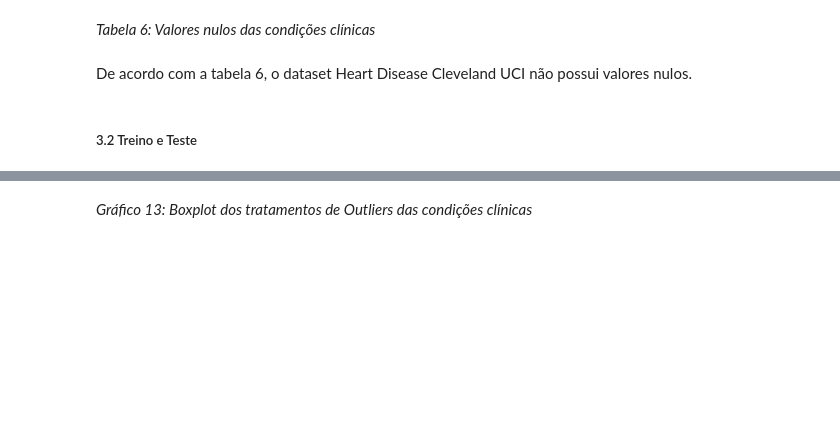
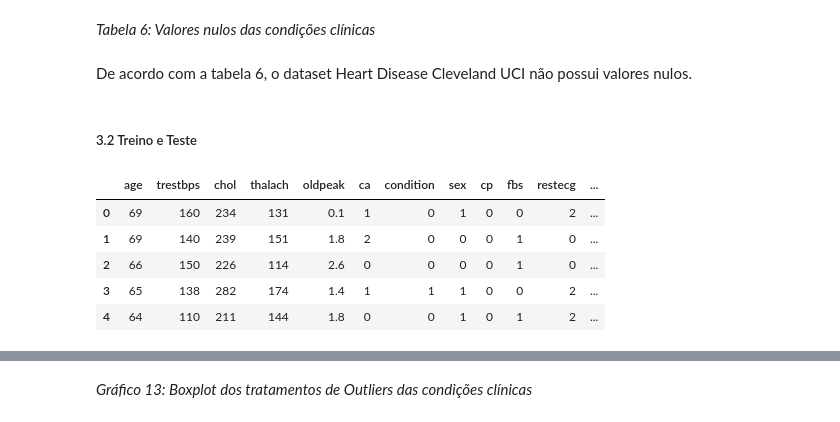
Before and after one commit to luiscpl/PUC_MVP_MACHINE_LEARNING, a Jupyter notebook: MVP_LUIS_CLAUDIO_SPRINT 2.ipynb, the cells around one changed output, grey strips where cells are left out. Drawn from its saved outputs; the diff is of its cells as text; code cells hidden in the pictures; blank space fills up the shorter version.

```diff
--- a/MVP_LUIS_CLAUDIO_SPRINT 2.ipynb
+++ b/MVP_LUIS_CLAUDIO_SPRINT 2.ipynb
@@ -89,7 +109,7 @@ from scipy.stats import boxcox
 # %%
 #baixando o dataset e carregando no pandas
 # O dataset é sobre doenças cardíacas e foi baixado do Kaggle
-url = 'https://github.com/luiscpl/PUC_MVP/blob/main/heart_cleveland_upload.csv?raw=true'
+url = 'https://github.com/luiscpl/PUC_MVP_MACHINE_LEARNING/blob/main/heart_cleveland_upload.csv?raw=true'
 response = requests.get(url)
 decoded_content = response.content.decode('utf-8')
 df = pd.read_csv(url)
@@ -633,3 +772,92 @@ df.isnull().sum()
 De acordo com a tabela 6, o dataset Heart Disease Cleveland UCI não possui valores nulos.
 # %% [markdown]
 ##### 3.2 Treino e Teste
+# %%
+###criando variaveis categóricas com labels das variáveis originais
+
+# Cria os labels para a coluna 'condition'
+condition = {
+    "doença" :1,
+    "sem doença" : 0,
+
+}
+
+df['condition'] = df['condition_label'].map(condition)
+df[['condition', 'condition_label']].head()
+
+##labels da coluna Sex
+sex = {
+    "masculino" :1,
+    "feminino" : 0,
+
+}
+
+df['sex'] = df['sex_label'].map(sex)
+df[['sex', 'sex_label']].head()
+
+# Cria os labels para a coluna 'cp'
+cp = {
+    "angina típica (dor no peito tipica)" :0,
+    "angina atípica (dor no peito, não relacionada ao coração)" : 1,
+    "dor não anginosa (espasmos, não relacionados ao coração)" : 2,
+    "assintomático (dor toraxica, sem sinais da doença)" :3
+}
+
+df['cp'] = df['cp_label'].map(cp)
+df[['cp', 'cp_label']].head()
+
+
+# Cria a coluna de labels para a variável 'fbs'
+df['fbs'] = df['fbs_label'].map({'verdadeiro' :0, 'falso' :1})
+df[['fbs', 'fbs_label']].head()
+
+
+# Cria a coluna de labels para a variável 'restecg'
+restecg = {
+    "normal" :0,
+    "com anormalidade da onda ST-T (inversões da onda T e/ou supradesnivelamento ou infradesnivelamento do segmento ST > 0,05 mV)" :1,
+    "apresentando hipertrofia ventricular esquerda provável ou definitiva pelos critérios de Estes" :2
+}
+
+df['restecg'] = df['restecg_label'].map(restecg)
+df[['restecg', 'restecg_label']].head()
+
+
+# Cria a coluna de labels para a variável 'exang'
+df['exang'] = df['exang_label'].map({'sim' :1, 'não' :0})
+df[['exang', 'exang_label']].head()
+
+
+# Cria os labels para a coluna 'slope'
+slope = {
+    "ascendente" :0,
+    "plano"      :1,
+    "descida"    :2
+}
+
+df['slope'] = df['slope_label'].map(slope)
+df[['slope', 'slope_label']].head()
+
+
+# Cria os labels para a coluna 'thal'
+thal = {
+    "normal"              :0,
+    "defeito corrigido"   :1,
+    "defeito reversível"  :2
+}
+
+df['thal'] = df['thal_label'].map(thal)
+df[['thal', 'thal_label']].head()
+
+
+
+####excluindo as colunas originais
+df = df.drop(columns=[ 'sex_label','cp_label', 'fbs_label', 'restecg_label', 'exang_label', 'slope_label', 'thal_label', 'condition_label'])
+df.head(5)
+# %% [output]
+|  | age | trestbps | chol | thalach | oldpeak | ca | condition | sex | cp | fbs | restecg | ... |
+| 0 | 69 | 160 | 234 | 131 | 0.1 | 1 | 0 | 1 | 0 | 0 | 2 | ... |
+| 1 | 69 | 140 | 239 | 151 | 1.8 | 2 | 0 | 0 | 0 | 1 | 0 | ... |
+| 2 | 66 | 150 | 226 | 114 | 2.6 | 0 | 0 | 0 | 0 | 1 | 0 | ... |
+| 3 | 65 | 138 | 282 | 174 | 1.4 | 1 | 1 | 1 | 0 | 0 | 2 | ... |
+| 4 | 64 | 110 | 211 | 144 | 1.8 | 0 | 0 | 1 | 0 | 1 | 2 | ... |
```
Also changed, not shown: parts of 40 cells of this notebook.
